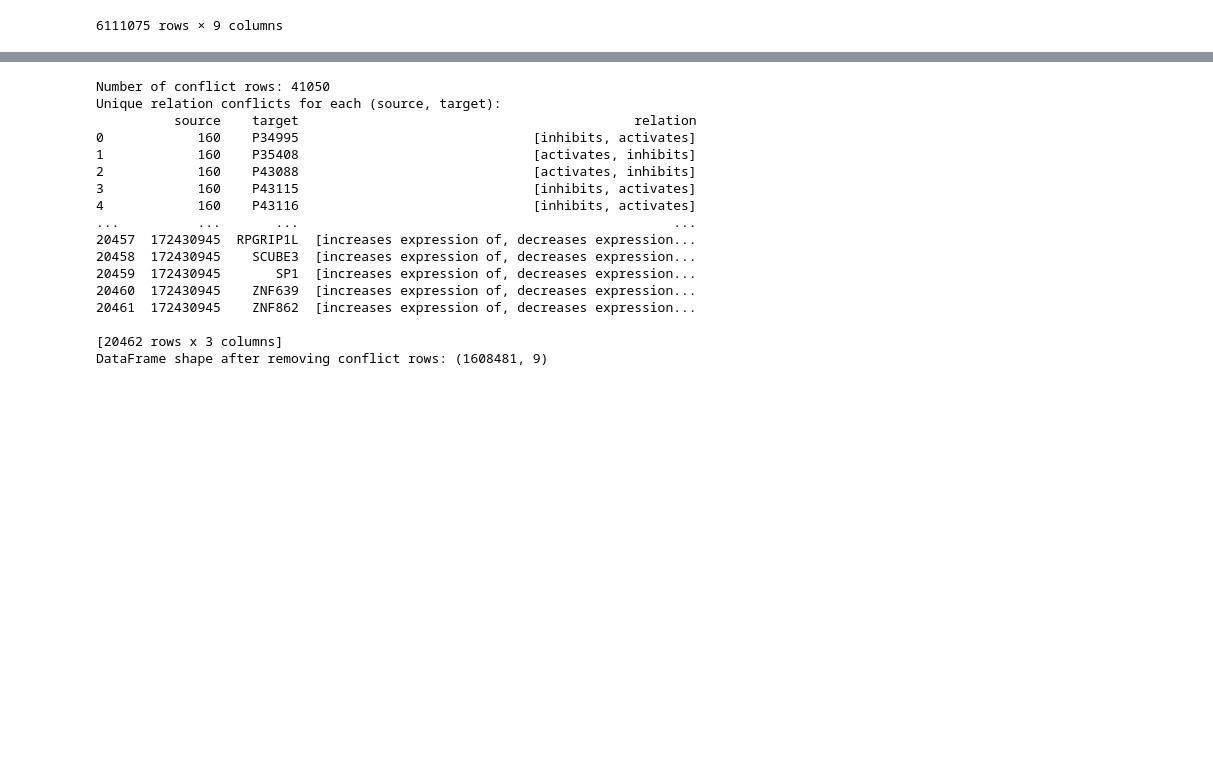
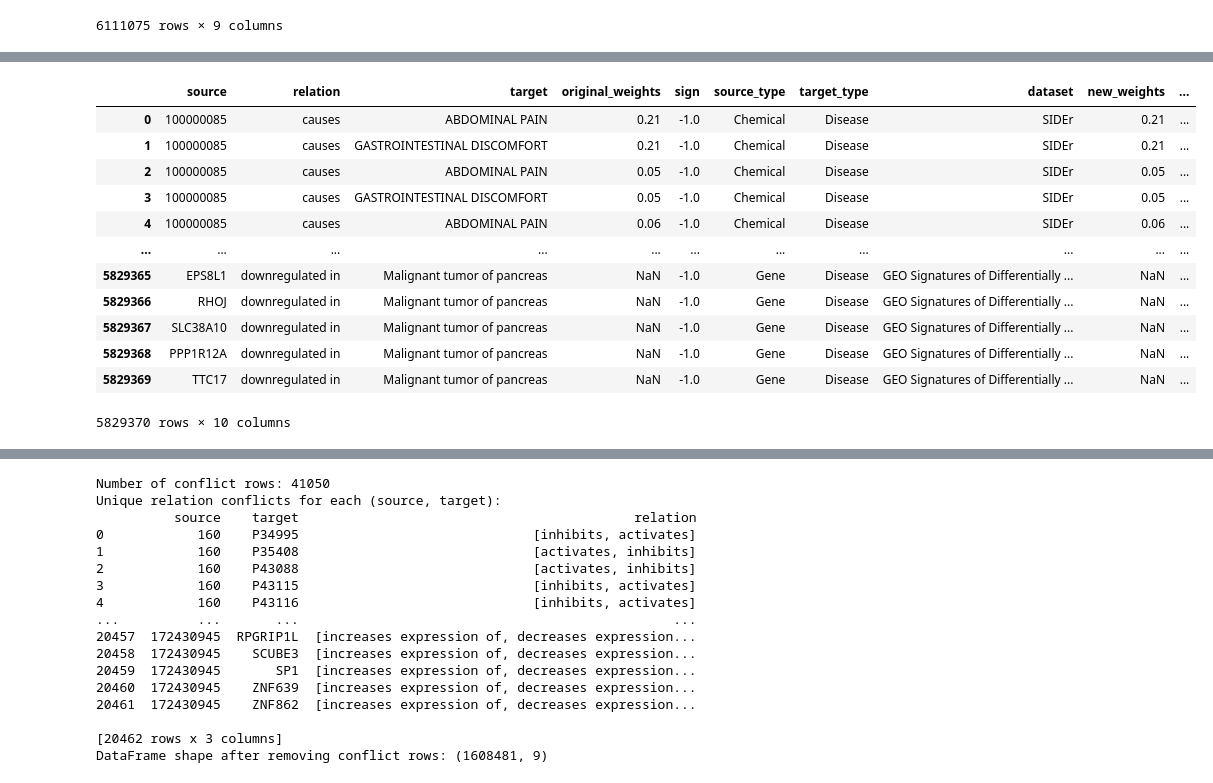
Before and after one commit to mmottaqii/KG-DrugDiscovery, a Jupyter notebook: scripts/kg_preprocessing_2.ipynb, the cells around one changed output, grey strips where cells are left out. Cells and saved outputs as stored; diff of their text form; code cells hidden in the pictures; blank space fills up the shorter version.

```diff
--- a/scripts/kg_preprocessing_2.ipynb
+++ b/scripts/kg_preprocessing_2.ipynb
@@ -473,0 +535,3 @@ df = df[~((df['source_type'] == 'Gene') & (df['target_type'] == 'Disease') & (df
+# %%
+df_d_1 = pd.read_csv("/home/vmottaqi/kg/drug_data/gene-disease/disease_gene_disignatlas_reliable_Apr14.csv")
+df_d_1
@@ -473,0 +556,3 @@ df = df[~((df['source_type'] == 'Gene') & (df['target_type'] == 'Disease') & (df
+# %%
+df_d_2 = pd.read_csv("/home/vmottaqi/kg/drug_data/gene-disease/Gene_Disease_hetionet_Apr11.csv")
+df_d_2
@@ -473,0 +573,3 @@ df = df[~((df['source_type'] == 'Gene') & (df['target_type'] == 'Disease') & (df
+# %%
+df_d_3 = pd.read_csv("/home/vmottaqi/kg/drug_data/gene-disease/edges_GEO_disease_gene_IA_new_final_Apr14.csv")
+df_d_3
@@ -473,0 +623,12 @@ df = df[~((df['source_type'] == 'Gene') & (df['target_type'] == 'Disease') & (df
+# %%
+# Create mask for rows with source_type "gene" and target_type "disease".
+mask_gene_disease = (df['source_type'] == 'Gene') & (df['target_type'] == 'Disease')
+
+# Print the unique dataset values for those rows.
+unique_datasets = df.loc[mask_gene_disease, 'dataset'].unique()
+# print("Unique dataset values for rows with Gene in source_type and Disease in target_type:")
+# print(unique_datasets)
+
+# Remove those rows from the dataframe.
+df = df.loc[~mask_gene_disease].copy()
+df
@@ -474,3 +649,20 @@ df = df[~((df['source_type'] == 'Gene') & (df['target_type'] == 'Disease') & (df
+# %%
+df = pd.concat([df, df_d_1, df_d_2, df_d_3], ignore_index=True)
+df
+# %% [output]
+|  | source | relation | target | original_weights | sign | source_type | target_type | dataset | new_weights | ... |
+| 0 | 100000085 | causes | ABDOMINAL PAIN | 0.21 | -1.0 | Chemical | Disease | SIDEr | 0.21 | ... |
+| 1 | 100000085 | causes | GASTROINTESTINAL DISCOMFORT | 0.21 | -1.0 | Chemical | Disease | SIDEr | 0.21 | ... |
+| 2 | 100000085 | causes | ABDOMINAL PAIN | 0.05 | -1.0 | Chemical | Disease | SIDEr | 0.05 | ... |
+| 3 | 100000085 | causes | GASTROINTESTINAL DISCOMFORT | 0.05 | -1.0 | Chemical | Disease | SIDEr | 0.05 | ... |
+| 4 | 100000085 | causes | ABDOMINAL PAIN | 0.06 | -1.0 | Chemical | Disease | SIDEr | 0.06 | ... |
+| ... | ... | ... | ... | ... | ... | ... | ... | ... | ... | ... |
+| 5829365 | EPS8L1 | downregulated in | Malignant tumor of pancreas | NaN | -1.0 | Gene | Disease | GEO Signatures of Differentially ... | NaN | ... |
+| 5829366 | RHOJ | downregulated in | Malignant tumor of pancreas | NaN | -1.0 | Gene | Disease | GEO Signatures of Differentially ... | NaN | ... |
+| 5829367 | SLC38A10 | downregulated in | Malignant tumor of pancreas | NaN | -1.0 | Gene | Disease | GEO Signatures of Differentially ... | NaN | ... |
+| 5829368 | PPP1R12A | downregulated in | Malignant tumor of pancreas | NaN | -1.0 | Gene | Disease | GEO Signatures of Differentially ... | NaN | ... |
+| 5829369 | TTC17 | downregulated in | Malignant tumor of pancreas | NaN | -1.0 | Gene | Disease | GEO Signatures of Differentially ... | NaN | ... |
+5829370 rows × 10 columns
 # %%
 df.shape
 # %% [output]
```
Also changed, not shown: parts of 46 cells of this notebook.
